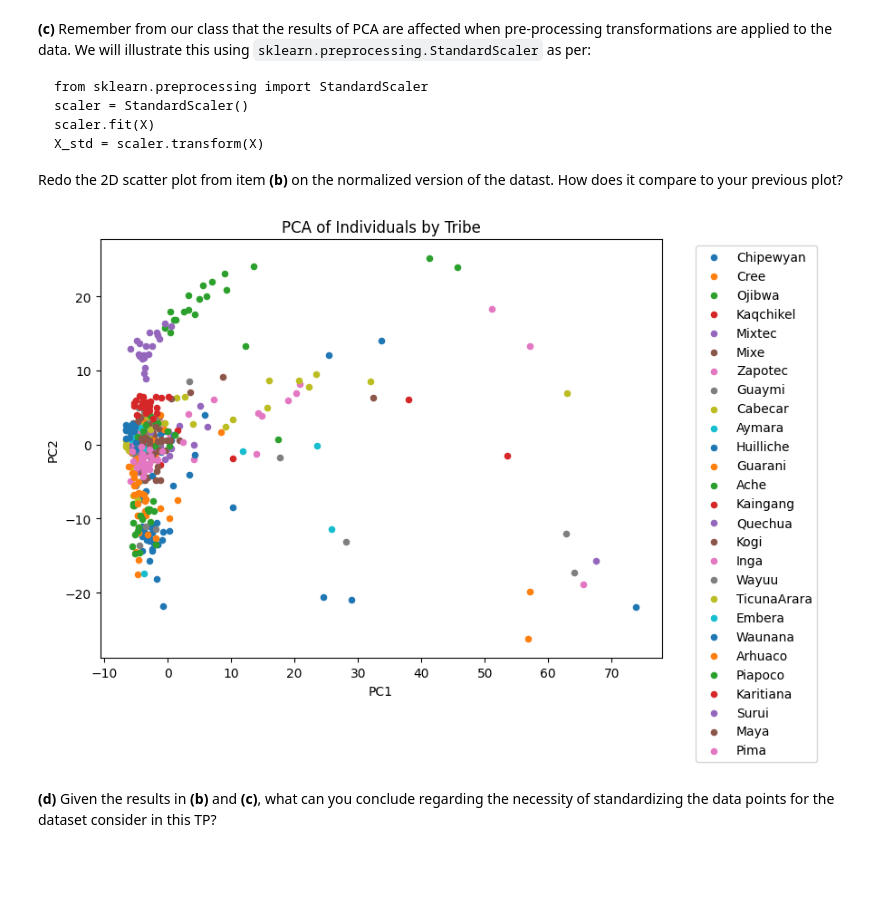
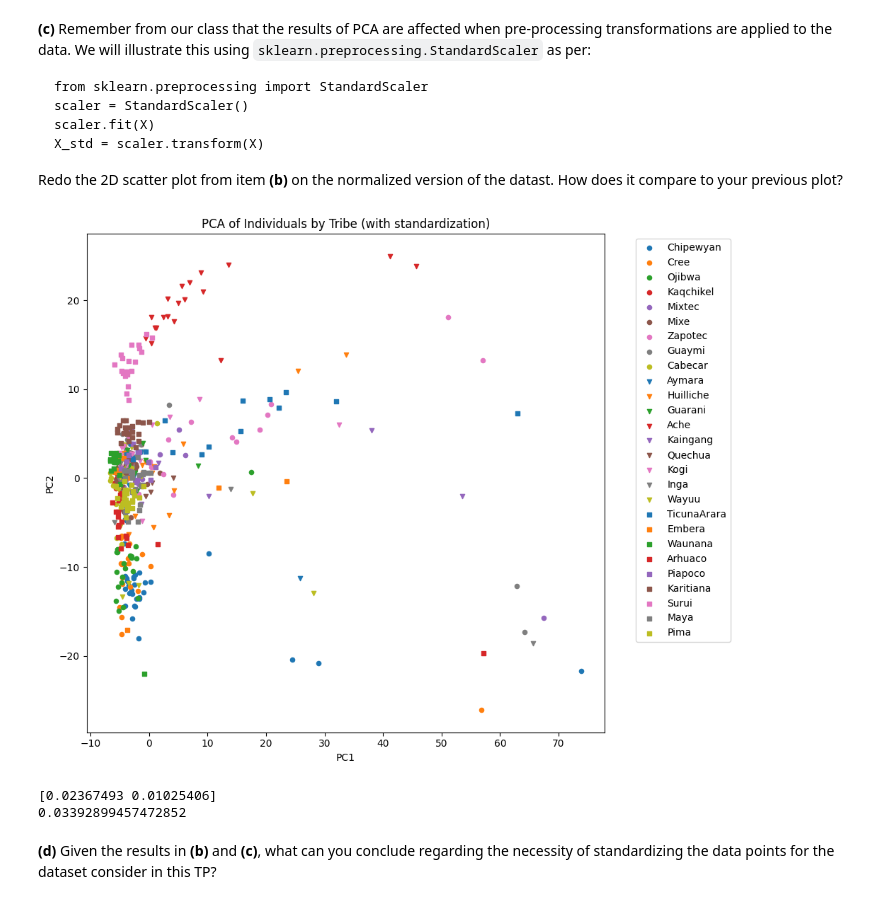
Before and after one commit to Erratu/Stats-S8-TPs, a Jupyter notebook: TP2/TP2.ipynb, the cells around one changed output. Saved outputs shown, nothing was run; the diff lists cells and outputs as text; code cells hidden in the pictures; blank space fills up the shorter version.

```diff
--- a/TP2/TP2.ipynb
+++ b/TP2/TP2.ipynb
@@ -204,34 +210,38 @@ import matplotlib.pyplot as plt
 
 df = pd.read_csv(file_path, sep=r"\s+")
 
-# Genetic markers
+# Select genetic markers (columns from index 8 onwards)
 X = df.iloc[:, 8:].astype(float)
 
-# PCA
+# Apply PCA keeping only the first 2 components
 pca = PCA(n_components=2)
 X_reduced = pca.fit_transform(X)
 
-fig, ax = plt.subplots(figsize=(8,6))
+fig, ax = plt.subplots(figsize=(10, 8))
 
 tribes = df["Pop"]
 
-# Plot each tribe separately
-for tribe in tribes.unique():
+marker_list = ['o', 'v', 's']
+colors_list = [f'C{i}' for i in range(9)]
+
+# Plot each tribe separately with distinct marker and color
+for i, tribe in enumerate(tribes.unique()):
     idx = tribes == tribe
     ax.scatter(
         X_reduced[idx, 0],
         X_reduced[idx, 1],
         label=tribe,
+        marker=marker_list[i // 9],
+        color=colors_list[i % 9],
         s=20
     )
 
 ax.set(
-    title="PCA of Individuals by Tribe",
+    title="PCA of Individuals by Tribe (no standardization)",
     xlabel="PC1",
     ylabel="PC2"
 )
 
-ax.legend(bbox_to_anchor=(1.05,1), loc="upper left")
-
+ax.legend(bbox_to_anchor=(1.05, 1), loc="upper left")
 plt.show()
 # %% [output]
@@ -250,38 +263,47 @@ X_std = scaler.transform(X)
 Redo the 2D scatter plot from item **(b)** on the normalized version of the datast. How does it compare to your previous plot?
 # %%
 from sklearn.preprocessing import StandardScaler
+
+# Standardize the genetic markers
 scaler = StandardScaler()
-scaler.fit(X)
-X_std = scaler.transform(X)
+X_std = scaler.fit_transform(X)
 
-pca = PCA(n_components=2)
-X_reduced = pca.fit_transform(X_std)
+# Apply PCA on standardized data
+pca_std = PCA(n_components=2)
+X_reduced_std = pca_std.fit_transform(X_std)
 
-fig, ax = plt.subplots(figsize=(8,6))
+fig, ax = plt.subplots(figsize=(10, 8))
 
 tribes = df["Pop"]
 
-# Plot each tribe separately
-for tribe in tribes.unique():
+for i, tribe in enumerate(tribes.unique()):
     idx = tribes == tribe
     ax.scatter(
-        X_reduced[idx, 0],
-        X_reduced[idx, 1],
+        X_reduced_std[idx, 0],
+        X_reduced_std[idx, 1],
         label=tribe,
+        marker=marker_list[i // 9],
+        color=colors_list[i % 9],
         s=20
     )
 
 ax.set(
-    title="PCA of Individuals by Tribe",
+    title="PCA of Individuals by Tribe (with standardization)",
     xlabel="PC1",
     ylabel="PC2"
 )
 
-ax.legend(bbox_to_anchor=(1.05,1), loc="upper left")
-
+ax.legend(bbox_to_anchor=(1.05, 1), loc="upper left")
+plt.tight_layout()
 plt.show()
 # %% [output]
-[figure, old version]
+[figure, new version]
+# %%
+print(pca_std.explained_variance_ratio_)
+print(sum(pca_std.explained_variance_ratio_))
+# %% [output]
+[0.02367493 0.01025406]
+0.03392899457472852
 # %% [markdown]
 **(d)** Given the results in **(b)** and **(c)**, what can you conclude regarding the necessity of standardizing the data points for the dataset consider in this TP?
 # %% [markdown]
```
Also changed, not shown: parts of 13 cells of this notebook.
